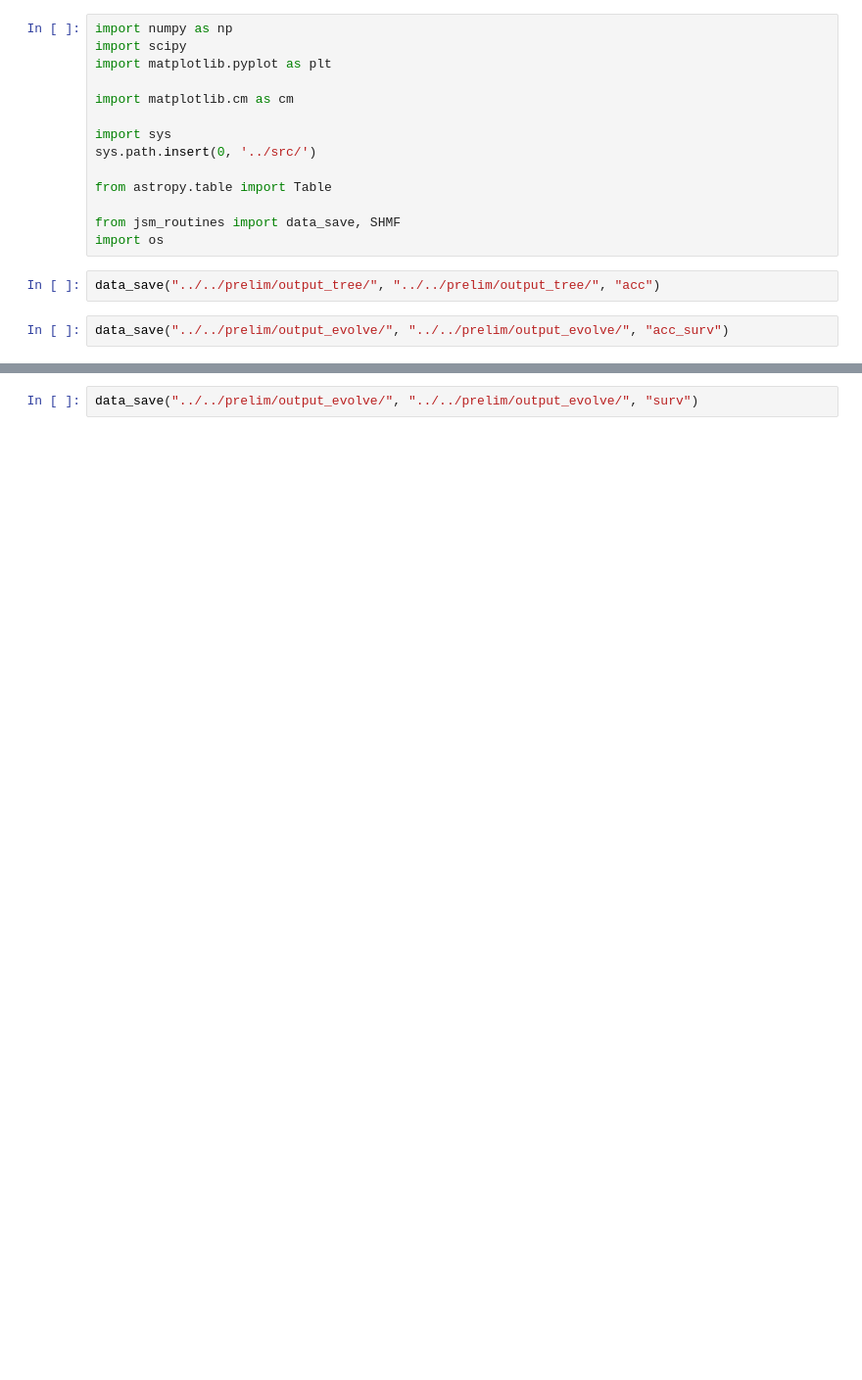
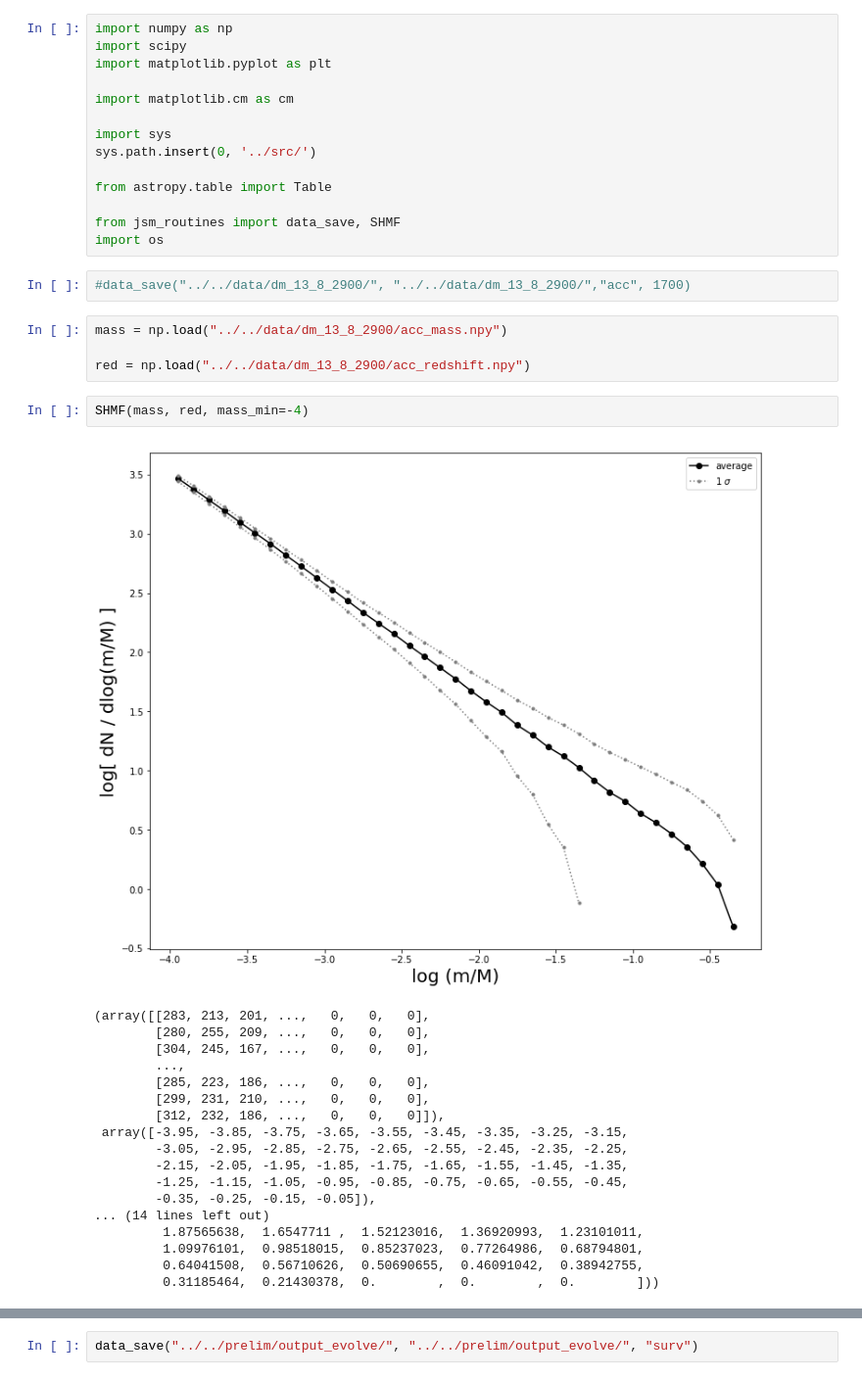
Before and after one commit to jsmonzon/SatGen, a Jupyter notebook: notebooks/testing_data_save.ipynb, the cells around one changed output, grey strips where cells are left out. Shown: that part at 98% size. Saved outputs shown, nothing was run; the diff lists cells and outputs as text; blank space fills up the shorter version.

```diff
--- a/notebooks/testing_data_save.ipynb
+++ b/notebooks/testing_data_save.ipynb
@@ -12,7 +12,30 @@ from astropy.table import Table
 
 from jsm_routines import data_save, SHMF
 import os
-# %%
-data_save("../../prelim/output_tree/", "../../prelim/output_tree/", "acc")
-# %%
-data_save("../../prelim/output_evolve/", "../../prelim/output_evolve/", "acc_surv")
+# %%
+#data_save("../../data/dm_13_8_2900/", "../../data/dm_13_8_2900/","acc", 1700)
+# %%
+mass = np.load("../../data/dm_13_8_2900/acc_mass.npy")
+
+red = np.load("../../data/dm_13_8_2900/acc_redshift.npy")
+# %%
+SHMF(mass, red, mass_min=-4)
+# %% [output]
+[figure, added]
+(array([[283, 213, 201, ...,   0,   0,   0],
+        [280, 255, 209, ...,   0,   0,   0],
+        [304, 245, 167, ...,   0,   0,   0],
+        ...,
+        [285, 223, 186, ...,   0,   0,   0],
+        [299, 231, 210, ...,   0,   0,   0],
+        [312, 232, 186, ...,   0,   0,   0]]),
+ array([-3.95, -3.85, -3.75, -3.65, -3.55, -3.45, -3.35, -3.25, -3.15,
+        -3.05, -2.95, -2.85, -2.75, -2.65, -2.55, -2.45, -2.35, -2.25,
+        -2.15, -2.05, -1.95, -1.85, -1.75, -1.65, -1.55, -1.45, -1.35,
+        -1.25, -1.15, -1.05, -0.95, -0.85, -0.75, -0.65, -0.55, -0.45,
+        -0.35, -0.25, -0.15, -0.05]),
+... (14 lines left out)
+         1.87565638,  1.6547711 ,  1.52123016,  1.36920993,  1.23101011,
+         1.09976101,  0.98518015,  0.85237023,  0.77264986,  0.68794801,
+         0.64041508,  0.56710626,  0.50690655,  0.46091042,  0.38942755,
+         0.31185464,  0.21430378,  0.        ,  0.        ,  0.        ]))
```
Also changed, not shown: parts of 3 cells of this notebook, 2 other files.
